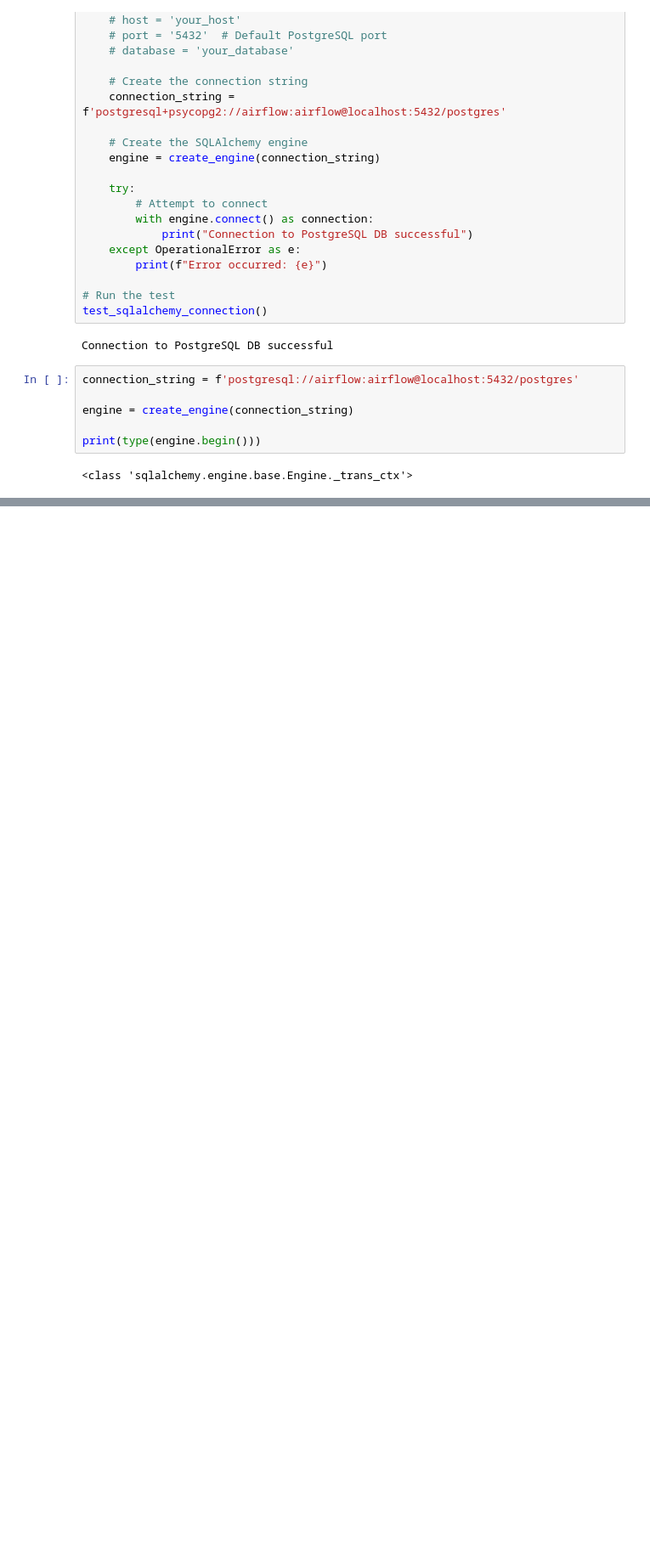
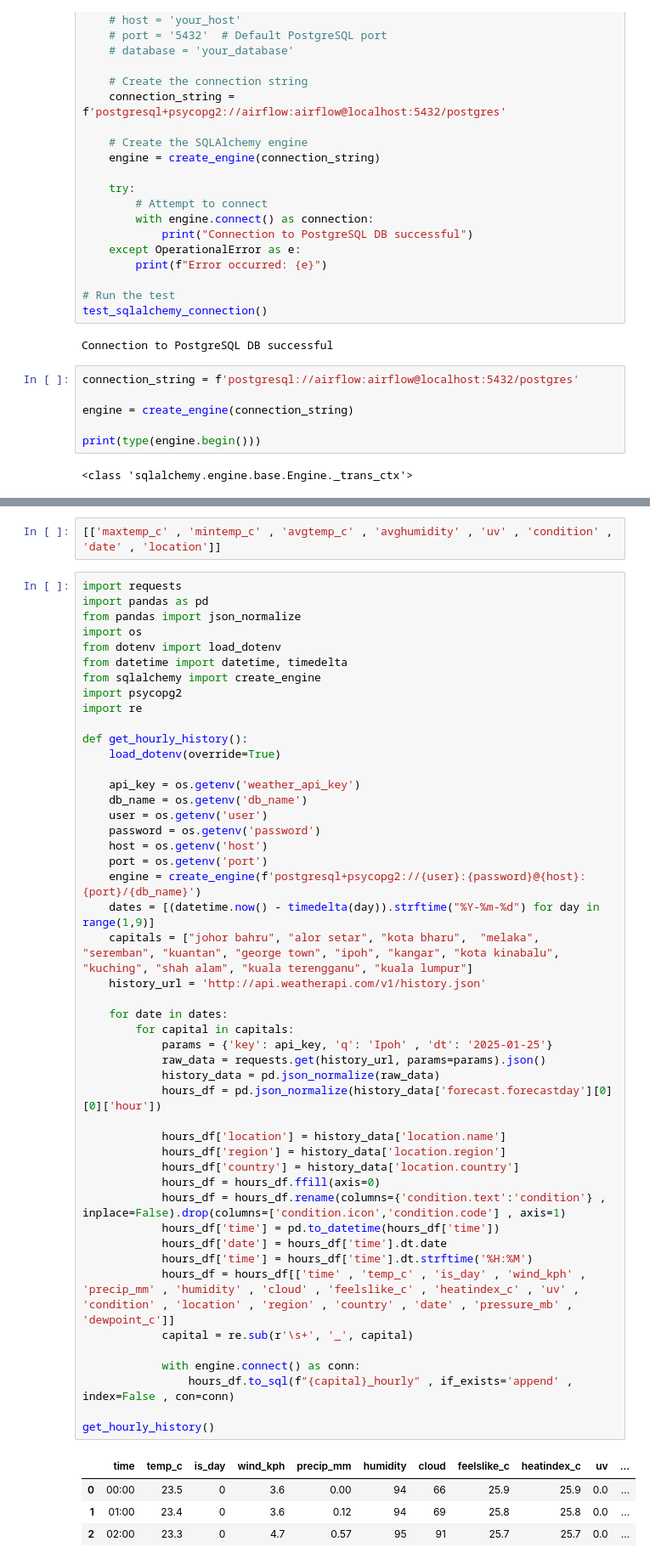
Before and after one commit to RohimiRaslam/temperature_with_weatherAPI, a Jupyter notebook: Docker/scripts/ingest.ipynb, the cells around one changed output, grey strips where cells are left out. Shown at 85% size. Saved outputs shown, nothing was run; the diff lists cells and outputs as text; blank space fills up the shorter version.

```diff
--- a/Docker/scripts/ingest.ipynb
+++ b/Docker/scripts/ingest.ipynb
@@ -584,0 +981,54 @@ print(type(engine.begin()))
+# %%
+[['maxtemp_c' , 'mintemp_c' , 'avgtemp_c' , 'avghumidity' , 'uv' , 'condition' , 'date' , 'location']]
+# %%
+import requests
+import pandas as pd
+from pandas import json_normalize
+import os
+from dotenv import load_dotenv
+from datetime import datetime, timedelta
+from sqlalchemy import create_engine
+import psycopg2
+import re
+
+def get_hourly_history():
+    load_dotenv(override=True)
+
+    api_key = os.getenv('weather_api_key')
+    db_name = os.getenv('db_name')
+    user = os.getenv('user')
+    password = os.getenv('password')
+    host = os.getenv('host')
+    port = os.getenv('port')
+    engine = create_engine(f'postgresql+psycopg2://{user}:{password}@{host}:{port}/{db_name}')
+    dates = [(datetime.now() - timedelta(day)).strftime("%Y-%m-%d") for day in range(1,9)]
+    capitals = ["johor bahru", "alor setar", "kota bharu",  "melaka", "seremban", "kuantan", "george town", "ipoh", "kangar", "kota kinabalu", "kuching", "shah alam", "kuala terengganu", "kuala lumpur"]
+    history_url = 'http://api.weatherapi.com/v1/history.json'
+
+    for date in dates:
+        for capital in capitals:
+            params = {'key': api_key, 'q': 'Ipoh' , 'dt': '2025-01-25'}
+            raw_data = requests.get(history_url, params=params).json()
+            history_data = pd.json_normalize(raw_data)
+            hours_df = pd.json_normalize(history_data['forecast.forecastday'][0][0]['hour'])
+
+            hours_df['location'] = history_data['location.name']
+            hours_df['region'] = history_data['location.region']
+            hours_df['country'] = history_data['location.country']
+            hours_df = hours_df.ffill(axis=0)
+            hours_df = hours_df.rename(columns={'condition.text':'condition'} , inplace=False).drop(columns=['condition.icon','condition.code'] , axis=1)
+            hours_df['time'] = pd.to_datetime(hours_df['time'])
+            hours_df['date'] = hours_df['time'].dt.date
+            hours_df['time'] = hours_df['time'].dt.strftime('%H:%M')
+            hours_df = hours_df[['time' , 'temp_c' , 'is_day' , 'wind_kph' , 'precip_mm' , 'humidity' , 'cloud' , 'feelslike_c' , 'heatindex_c' , 'uv' , 'condition' , 'location' , 'region' , 'country' , 'date' , 'pressure_mb' , 'dewpoint_c']]
+            capital = re.sub(r'\s+', '_', capital)
+
+            with engine.connect() as conn:
+                hours_df.to_sql(f"{capital}_hourly" , if_exists='append' , index=False , con=conn)
+
+get_hourly_history()
+# %% [output]
+|  | time | temp_c | is_day | wind_kph | precip_mm | humidity | cloud | feelslike_c | heatindex_c | uv | ... |
+| 0 | 00:00 | 23.5 | 0 | 3.6 | 0.00 | 94 | 66 | 25.9 | 25.9 | 0.0 | ... |
+| 1 | 01:00 | 23.4 | 0 | 3.6 | 0.12 | 94 | 69 | 25.8 | 25.8 | 0.0 | ... |
+| 2 | 02:00 | 23.3 | 0 | 4.7 | 0.57 | 95 | 91 | 25.7 | 25.7 | 0.0 | ... |
```
Also changed, not shown: parts of 25 cells of this notebook, 4 other files.
